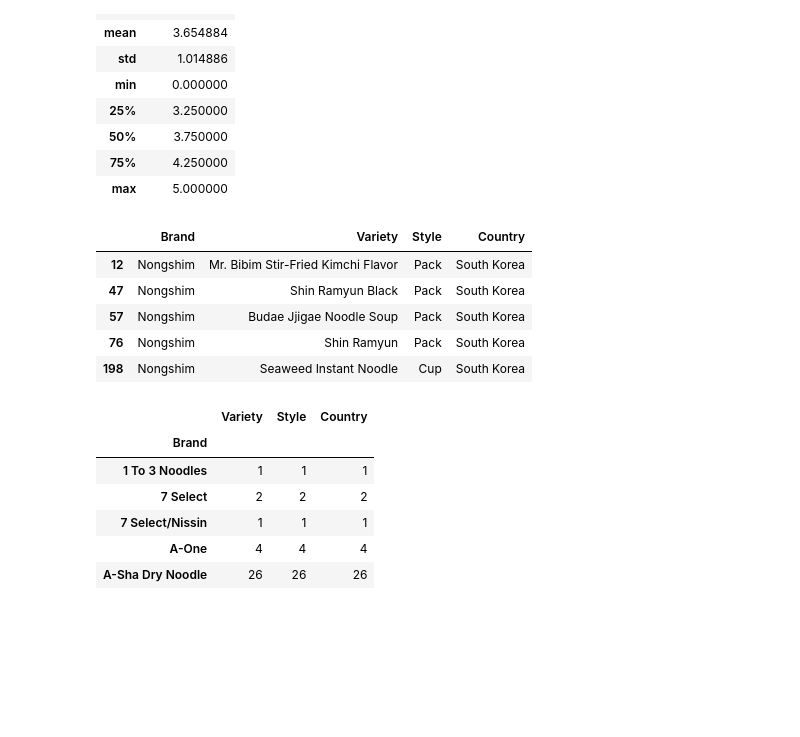
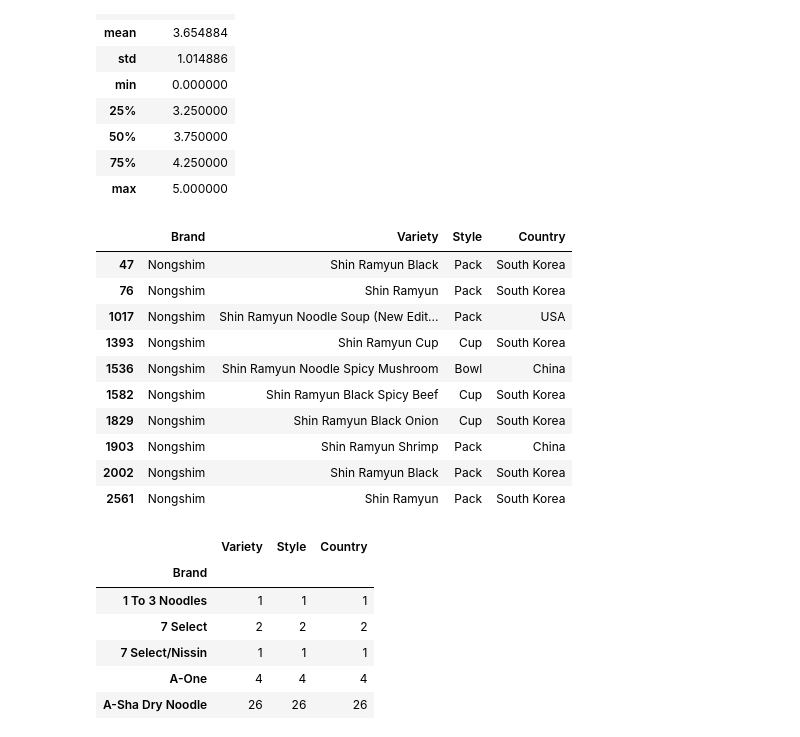
Before and after one commit to Vanderscycle/ramenML, a Jupyter notebook: notebooks/letsLearnAboutPipeline.ipynb, the cells around one changed output. Saved outputs shown, nothing was run; the diff lists cells and outputs as text; code cells hidden in the pictures; blank space fills up the shorter version.

```diff
--- a/notebooks/letsLearnAboutPipeline.ipynb
+++ b/notebooks/letsLearnAboutPipeline.ipynb
@@ -54,14 +54,19 @@ df.describe()
 Y = df['Stars']
 df = df.drop(['Stars'],axis=1)
 # %%
-df[df['Brand'].isin(['Nongshim'])].head()
+df[df['Brand'].isin(['Nongshim']) & df['Variety'].str.contains('Shin Ramyun')]
 # %% [output]
 |  | Brand | Variety | Style | Country |
-| 12 | Nongshim | Mr. Bibim Stir-Fried Kimchi Flavor | Pack | South Korea |
 | 47 | Nongshim | Shin Ramyun Black | Pack | South Korea |
-| 57 | Nongshim | Budae Jjigae Noodle Soup | Pack | South Korea |
 | 76 | Nongshim | Shin Ramyun | Pack | South Korea |
-| 198 | Nongshim | Seaweed Instant Noodle | Cup | South Korea |
+| 1017 | Nongshim | Shin Ramyun Noodle Soup (New Edit... | Pack | USA |
+| 1393 | Nongshim | Shin Ramyun Cup | Cup | South Korea |
+| 1536 | Nongshim | Shin Ramyun Noodle Spicy Mushroom | Bowl | China |
+| 1582 | Nongshim | Shin Ramyun Black Spicy Beef | Cup | South Korea |
+| 1829 | Nongshim | Shin Ramyun Black Onion | Cup | South Korea |
+| 1903 | Nongshim | Shin Ramyun Shrimp | Pack | China |
+| 2002 | Nongshim | Shin Ramyun Black | Pack | South Korea |
+| 2561 | Nongshim | Shin Ramyun | Pack | South Korea |
 # %%
 df.groupby(by=['Brand']).count()
 # %% [output]
```
Also changed, not shown: parts of 4 cells of this notebook, 2 other files.
